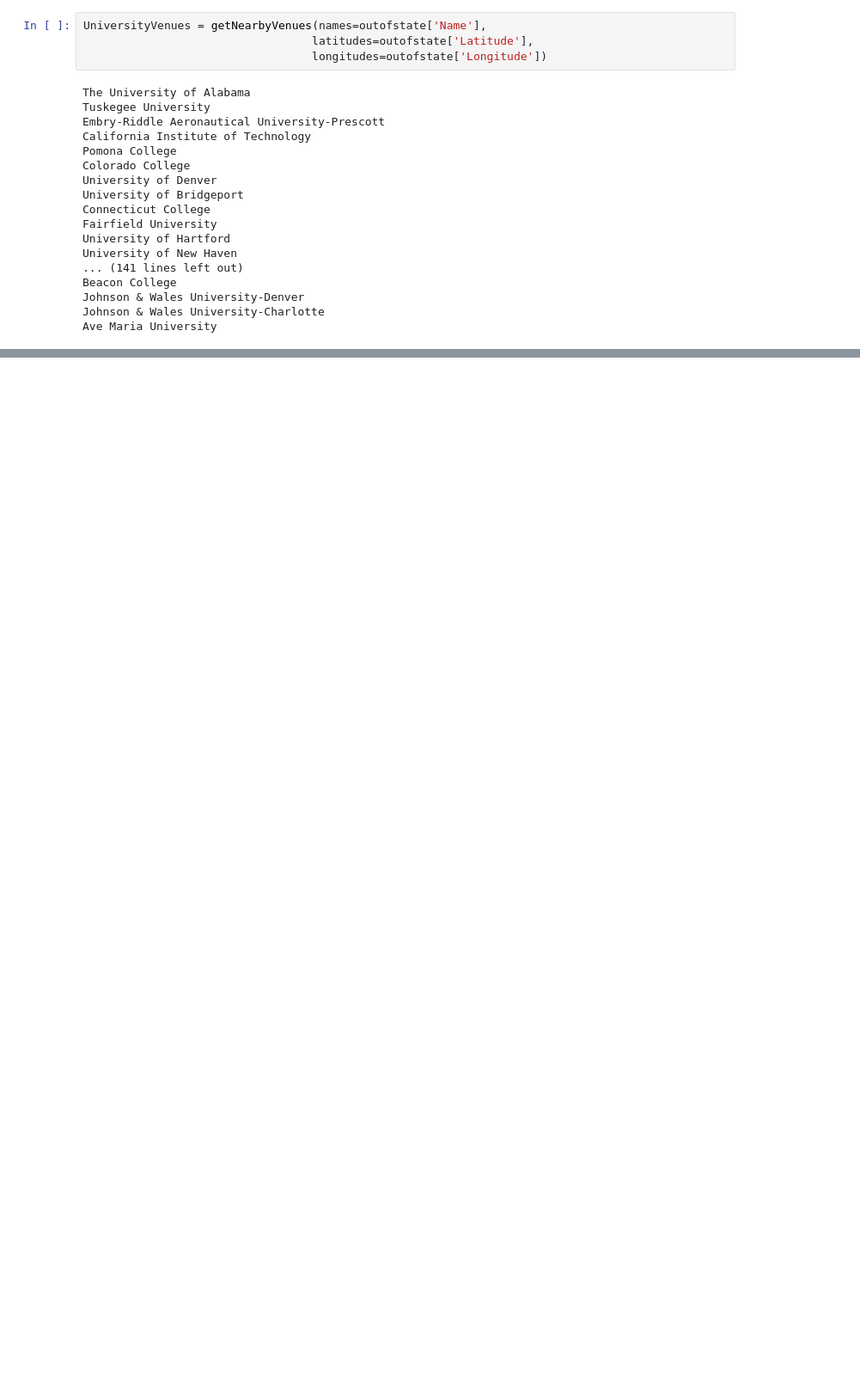
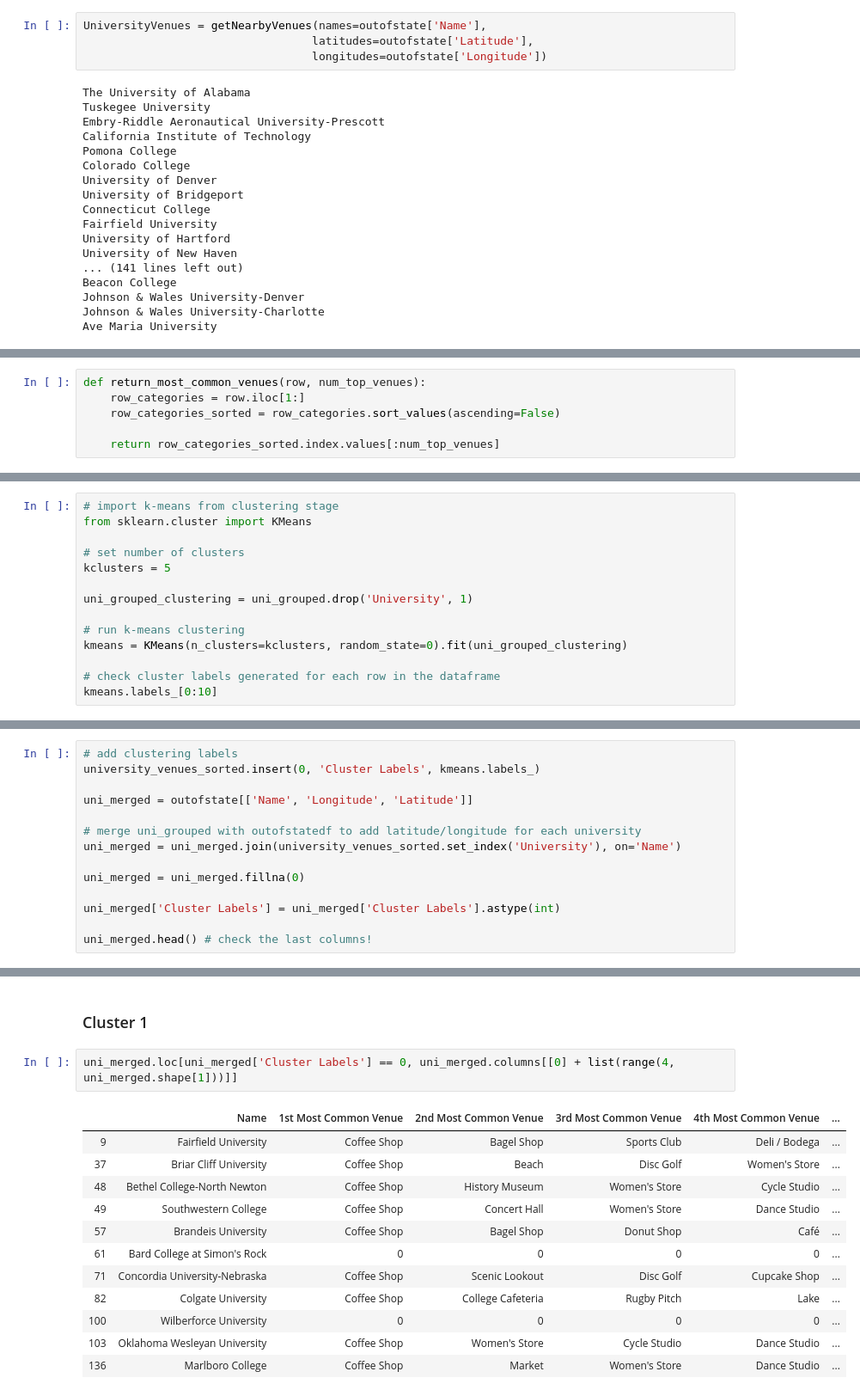
Before and after one commit to StevieDrew/DataScienceCapstone, a Jupyter notebook: University-Venues.ipynb, the cells around one changed output, grey strips where cells are left out. Shown at 86% size. Saved outputs shown, nothing was run; the diff lists cells and outputs as text; blank space fills up the shorter version.

```diff
--- a/University-Venues.ipynb
+++ b/University-Venues.ipynb
@@ -160,0 +277,6 @@ UniversityVenues.shape
+# %%
+def return_most_common_venues(row, num_top_venues):
+    row_categories = row.iloc[1:]
+    row_categories_sorted = row_categories.sort_values(ascending=False)
+
+    return row_categories_sorted.index.values[:num_top_venues]
@@ -160,0 +311,14 @@ UniversityVenues.shape
+# %%
+# import k-means from clustering stage
+from sklearn.cluster import KMeans
+
+# set number of clusters
+kclusters = 5
+
+uni_grouped_clustering = uni_grouped.drop('University', 1)
+
+# run k-means clustering
+kmeans = KMeans(n_clusters=kclusters, random_state=0).fit(uni_grouped_clustering)
+
+# check cluster labels generated for each row in the dataframe
+kmeans.labels_[0:10]
@@ -160,0 +327,14 @@ UniversityVenues.shape
+# %%
+# add clustering labels
+university_venues_sorted.insert(0, 'Cluster Labels', kmeans.labels_)
+
+uni_merged = outofstate[['Name', 'Longitude', 'Latitude']]
+
+# merge uni_grouped with outofstatedf to add latitude/longitude for each university
+uni_merged = uni_merged.join(university_venues_sorted.set_index('University'), on='Name')
+
+uni_merged = uni_merged.fillna(0)
+
+uni_merged['Cluster Labels'] = uni_merged['Cluster Labels'].astype(int)
+
+uni_merged.head() # check the last columns!
@@ -160,0 +383,17 @@ UniversityVenues.shape
+# %% [markdown]
+### Cluster 1
+# %%
+uni_merged.loc[uni_merged['Cluster Labels'] == 0, uni_merged.columns[[0] + list(range(4, uni_merged.shape[1]))]]
+# %% [output]
+|  | Name | 1st Most Common Venue | 2nd Most Common Venue | 3rd Most Common Venue | 4th Most Common Venue | ... |
+| 9 | Fairfield University | Coffee Shop | Bagel Shop | Sports Club | Deli / Bodega | ... |
+| 37 | Briar Cliff University | Coffee Shop | Beach | Disc Golf | Women's Store | ... |
+| 48 | Bethel College-North Newton | Coffee Shop | History Museum | Women's Store | Cycle Studio | ... |
+| 49 | Southwestern College | Coffee Shop | Concert Hall | Women's Store | Dance Studio | ... |
+| 57 | Brandeis University | Coffee Shop | Bagel Shop | Donut Shop | Café | ... |
+| 61 | Bard College at Simon's Rock | 0 | 0 | 0 | 0 | ... |
+| 71 | Concordia University-Nebraska | Coffee Shop | Scenic Lookout | Disc Golf | Cupcake Shop | ... |
+| 82 | Colgate University | Coffee Shop | College Cafeteria | Rugby Pitch | Lake | ... |
+| 100 | Wilberforce University | 0 | 0 | 0 | 0 | ... |
+| 103 | Oklahoma Wesleyan University | Coffee Shop | Women's Store | Cycle Studio | Dance Studio | ... |
+| 136 | Marlboro College | Coffee Shop | Market | Women's Store | Dance Studio | ... |
```
Also changed, not shown: parts of 26 cells of this notebook.
